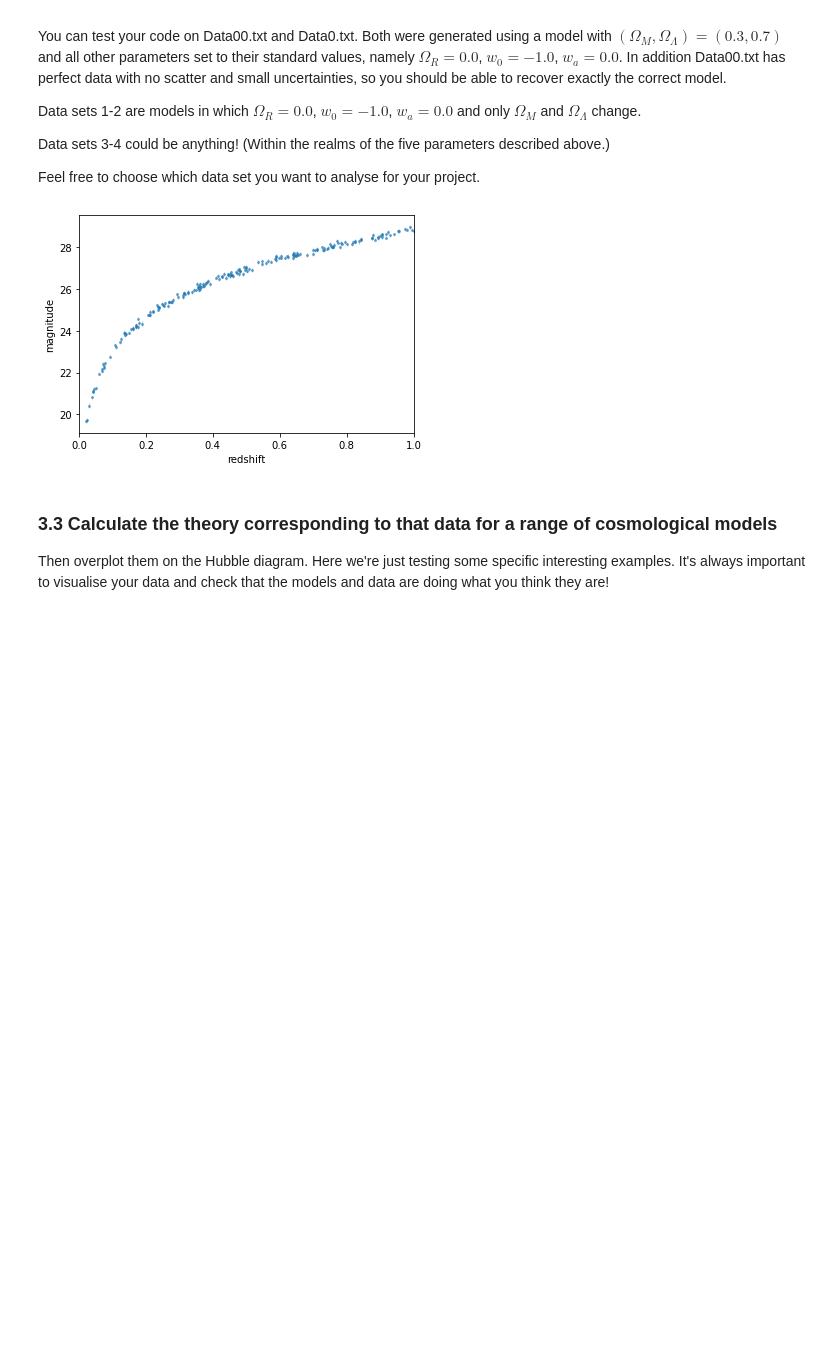
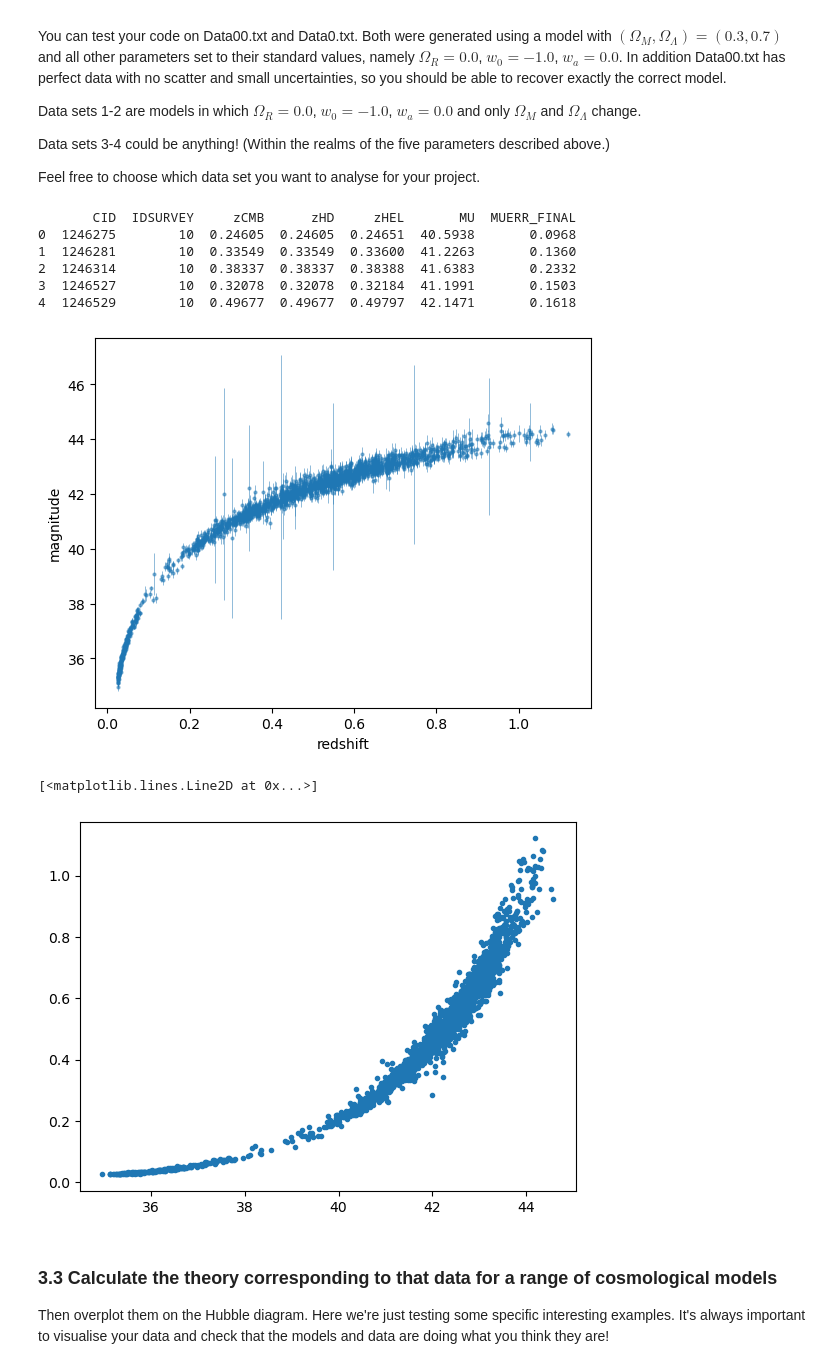
Before and after one commit to nicomii/cosmooo, a Jupyter notebook: real_deal/Fit_Models.ipynb, the cells around one changed output. Saved outputs shown, nothing was run; the diff lists cells and outputs as text; code cells hidden in the pictures; blank space fills up the shorter version.

```diff
--- a/real_deal/Fit_Models.ipynb
+++ b/real_deal/Fit_Models.ipynb
@@ -75,23 +75,47 @@ Data sets 3-4 could be anything! (Within the realms of the five parameters descr
 Feel free to choose which data set you want to analyse for your project.
 # %%
 # Add a new function that reads in the data (data files should be in a directory called data)
+import pandas as pd
 def read_data(model_name):
-    d = np.genfromtxt('data/'+model_name+'.txt',delimiter=',')
+    d = np.genfromtxt('data/'+model_name,delimiter=',')
     zs = d[:,0]
     mu = d[:,1]
     muerr=d[:,2]
     return zs, mu, muerr
 
-zs, mu, muerr = read_data('Data0')
+#zs, mu, muerr = read_data('REAL_DEAL.csv')
+#print(zs)
+
+rd = pd.read_csv('data/REAL_DEAL.csv')
+rd = rd[rd["MUERR_FINAL"]<5]
+mu = rd["MU"]
+z_hd = rd["zHD"]
+muerr = rd["MUERR_FINAL"]
+
+
+print(rd.head())
+
+
 
 # Plot it to see what it looks like, this is called a Hubble diagram
-plt.errorbar(zs,mu,yerr=muerr,fmt='.',elinewidth=0.7,markersize=4,alpha=0.5)
-plt.xlim(0,1.0)
+plt.errorbar(z_hd, mu,yerr=muerr,fmt='.',elinewidth=0.7,markersize=4,alpha=0.5)
+
+#plt.xlim(0,1.0)
 plt.xlabel('redshift')
 plt.ylabel('magnitude')
 plt.show()
+
+plt.plot(mu, z_hd, ".")
 # %% [output]
+       CID  IDSURVEY     zCMB      zHD     zHEL       MU  MUERR_FINAL
+0  1246275        10  0.24605  0.24605  0.24651  40.5938       0.0968
+1  1246281        10  0.33549  0.33549  0.33600  41.2263       0.1360
+2  1246314        10  0.38337  0.38337  0.38388  41.6383       0.2332
+3  1246527        10  0.32078  0.32078  0.32184  41.1991       0.1503
+4  1246529        10  0.49677  0.49677  0.49797  42.1471       0.1618
-[figure, old version]
+[figure, new version]
+[<matplotlib.lines.Line2D at 0x...>]
+[figure, added]
 # %% [markdown]
 ### 3.3 Calculate the theory corresponding to that data for a range of cosmological models
 Then overplot them on the Hubble diagram.  Here we're just testing some specific interesting examples.
```
Also changed, not shown: parts of 4 cells of this notebook, 1 other file.
